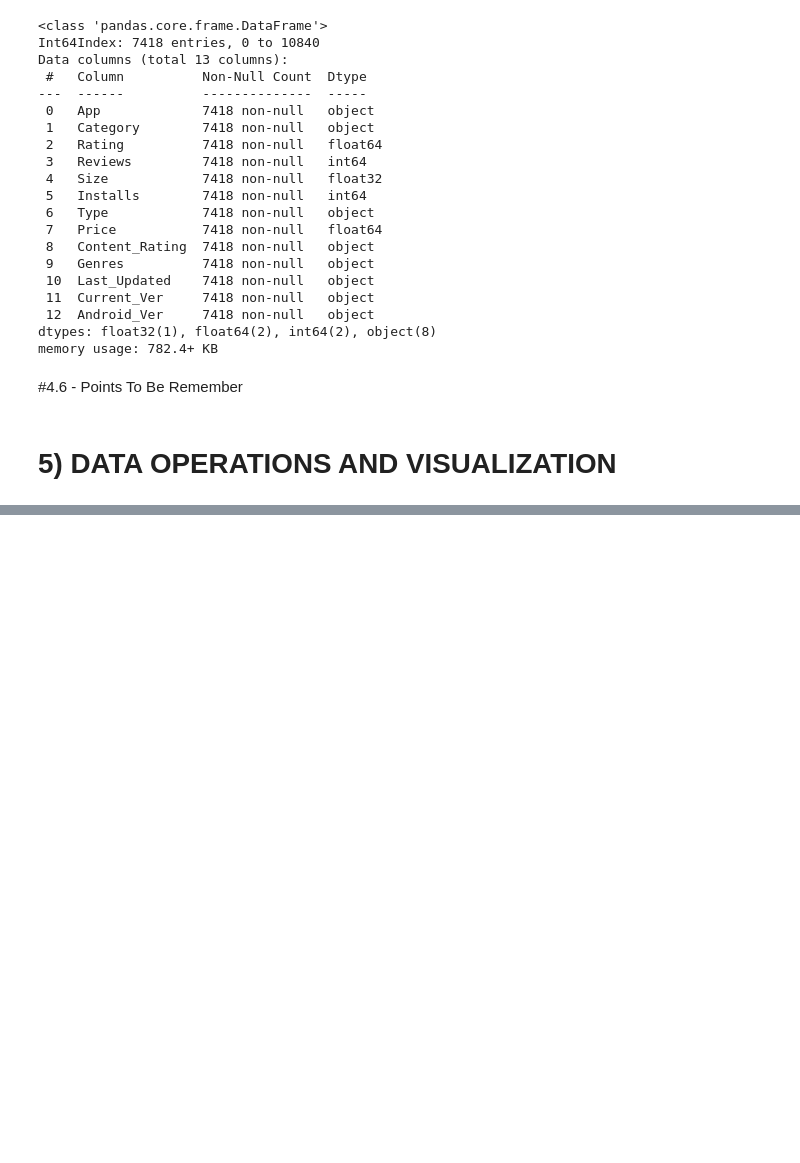
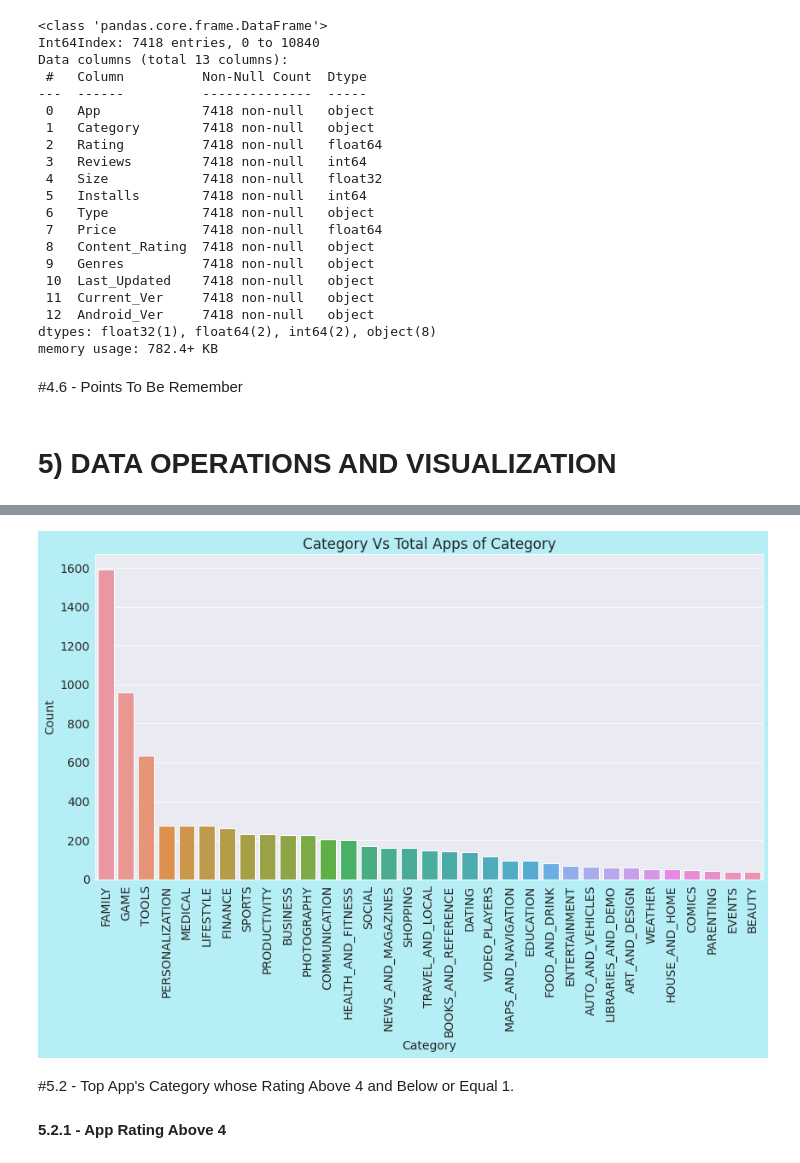
Before and after one commit to kuldip-datascience/Play_store_eda, a Jupyter notebook: Kuldip_parmar.ipynb, the cells around one changed output, grey strips where cells are left out. Drawn from its saved outputs; the diff is of its cells as text; code cells hidden in the pictures; blank space fills up the shorter version.

Commit message:
two questions visualized

```diff
--- a/Kuldip_parmar.ipynb
+++ b/Kuldip_parmar.ipynb
@@ -604,4 +607,5 @@ array(['January 7, 2018', 'January 15, 2018', 'August 1, 2018', ...,
 # Rating column values
 play_store['Rating'].unique()
 
-# as we can see it's Rating given by users of App so no need to change anything
+# as we can see it's Rating given by users of App  we only need to change it's datatype for further use
+play_store['Rating'] = pd.to_numeric(play_store['Rating'])
@@ -766,0 +783,5 @@ memory usage: 782.4+ KB
+# %%
+# counts number of applications under same category.By reseting index we get count and category opposite so we rename them.
+
+category_counts = play_store.Category.value_counts().reset_index().rename(columns={'Category':'Count','index':'Category'})
+category_counts
@@ -766,0 +806,21 @@ memory usage: 782.4+ KB
+# %%
+# defining parameter for chart
+
+sns.set_style('darkgrid')
+plt.rcParams['font.size'] = 14
+plt.rcParams['figure.figsize'] = (20, 10)
+plt.rcParams['figure.facecolor'] = '#B5EFF5'
+# %%
+# setting up data for chart
+
+plt.figure(figsize=(14,7))
+plt.xticks(rotation=90)
+plt.ylabel("Number of application of Category")
+plt.xlabel("Category")
+plt.title("Category Vs Total Apps of Category")
+sns.barplot(category_counts.Category, category_counts.Count)
+plt.show()
+# %% [output]
+[figure, added]
+# %% [markdown]
+#5.2 - Top App's Category whose Rating Above 4 and Below or Equal 1.
@@ -766,0 +830,2 @@ memory usage: 782.4+ KB
+# %% [markdown]
+**5.2.1 -  App Rating Above 4**
```
Also changed, not shown: parts of 13 cells of this notebook.
